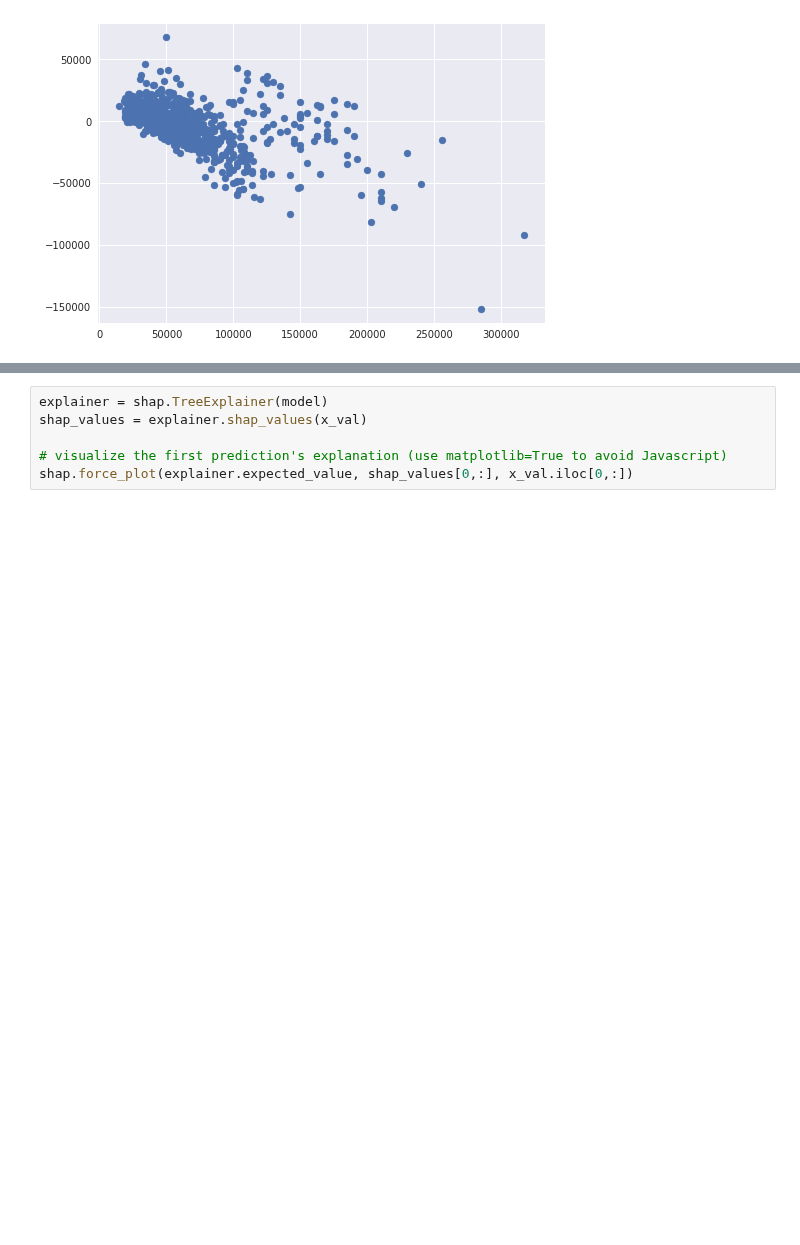
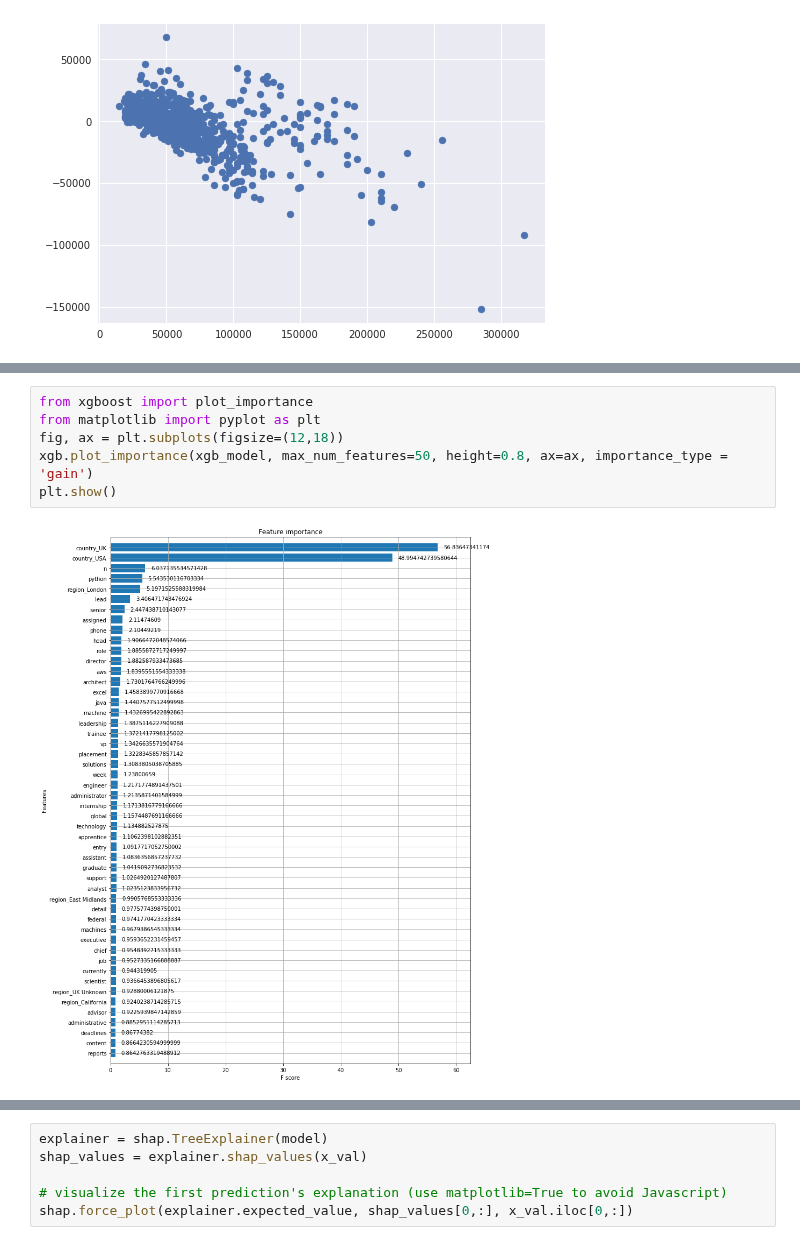
Before and after one commit to jamobe/DataScienceJobs, a Jupyter notebook: ModelComparison.ipynb, the cells around one changed output, grey strips where cells are left out. Saved outputs shown, nothing was run; the diff lists cells and outputs as text; blank space fills up the shorter version.

```diff
--- a/ModelComparison.ipynb
+++ b/ModelComparison.ipynb
@@ -199,0 +194,8 @@ ImportError: cannot import name 'parallel_helper' from 'sklearn.utils.fixes' (C:
+# %%
+from xgboost import plot_importance
+from matplotlib import pyplot as plt
+fig, ax = plt.subplots(figsize=(12,18))
+xgb.plot_importance(xgb_model, max_num_features=50, height=0.8, ax=ax, importance_type = 'gain')
+plt.show()
+# %% [output]
+[figure, added]
```
Also changed, not shown: parts of 8 cells of this notebook.
